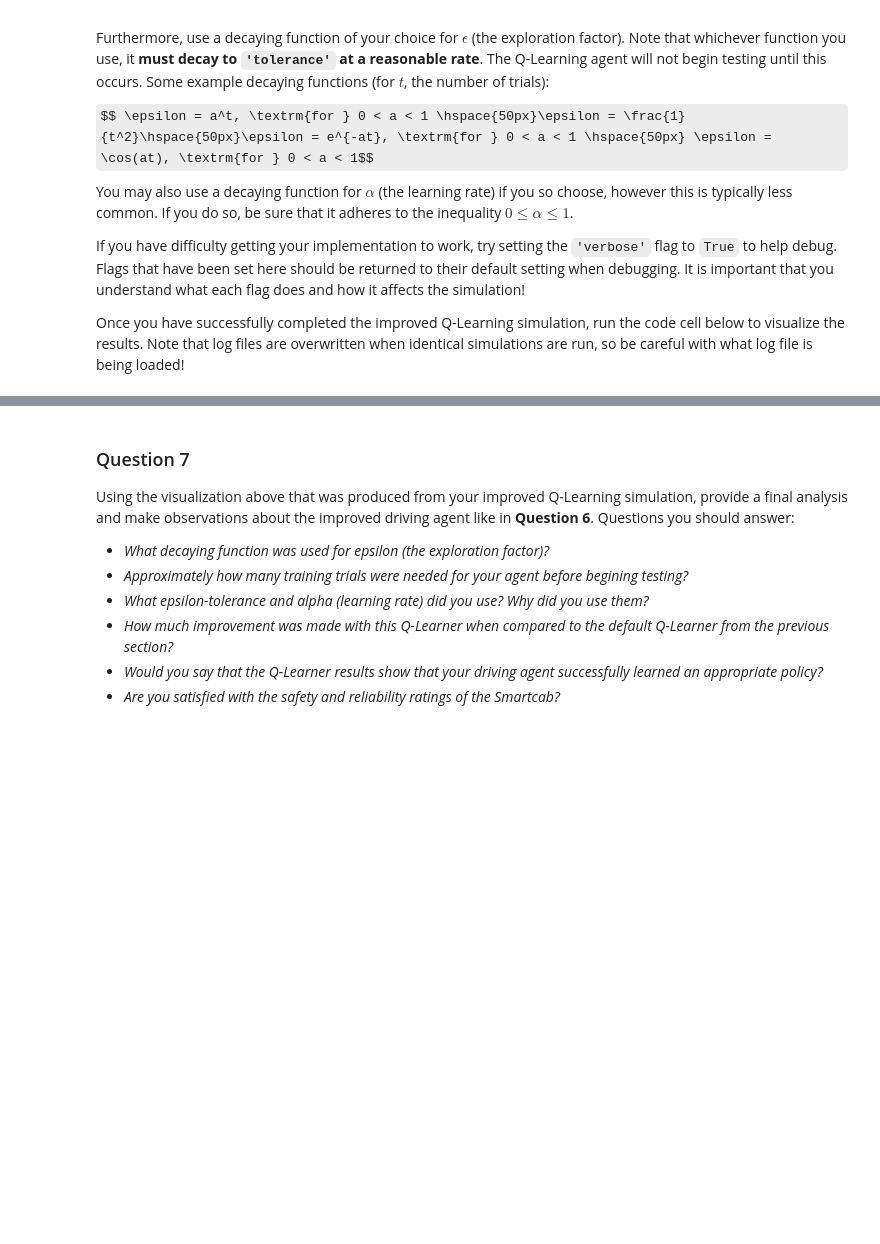
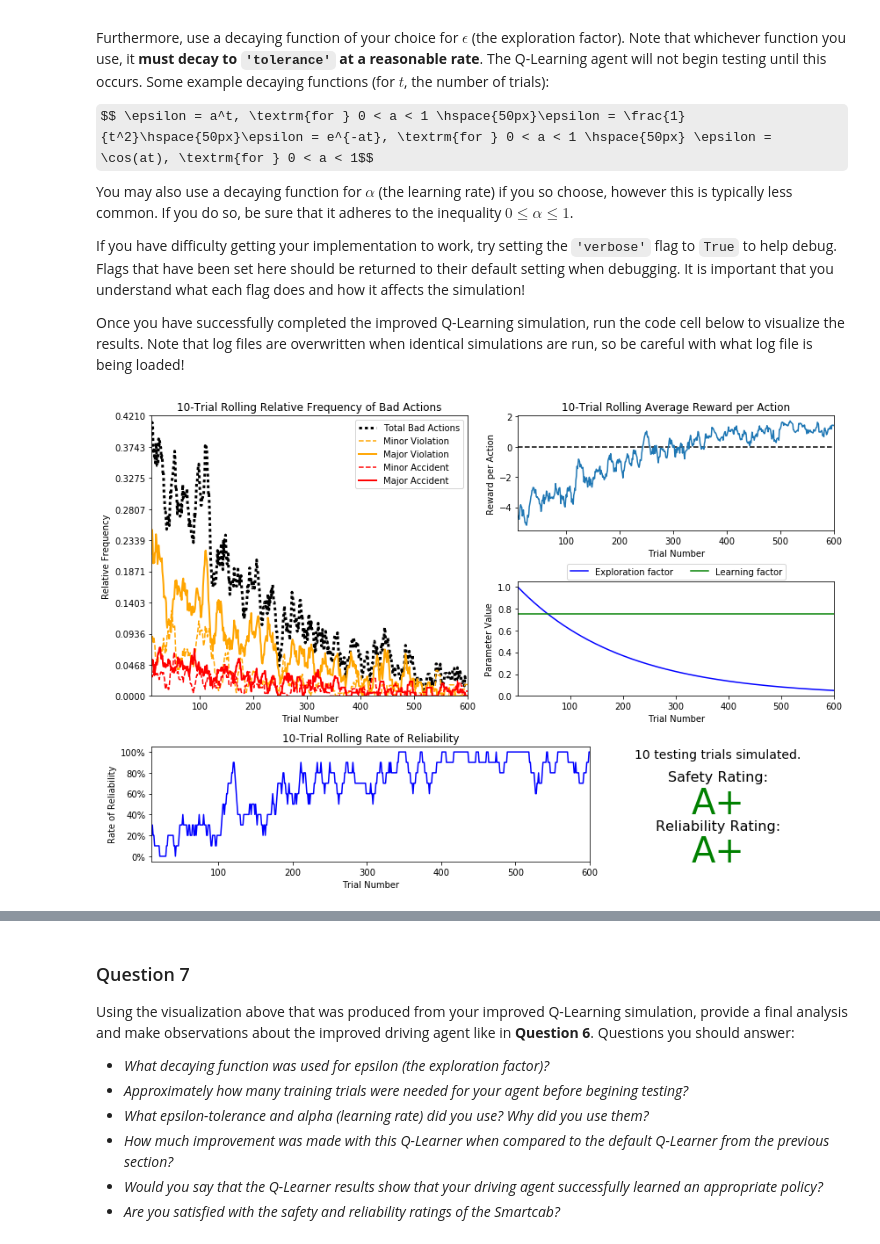
Before and after one commit to dangall/Udacity-Machine-Learning-Nanodegree, a Jupyter notebook: P4_smartcab/smartcab.ipynb, the cells around one changed output, grey strips where cells are left out. Saved outputs shown, nothing was run; the diff lists cells and outputs as text; code cells hidden in the pictures; some formulas as TeX source; blank space fills up the shorter version.

```diff
--- a/P4_smartcab/smartcab.ipynb
+++ b/P4_smartcab/smartcab.ipynb
@@ -253,4 +252,6 @@ If you have difficulty getting your implementation to work, try setting the `'ve
 Once you have successfully completed the improved Q-Learning simulation, run the code cell below to visualize the results. Note that log files are overwritten when identical simulations are run, so be careful with what log file is being loaded!
 # %%
 # Load the 'sim_improved-learning' file from the improved Q-Learning simulation
-vs.plot_trials('sim_improved-learning.csv')
+vs.plot_trials('sim_improved-learning_powerlaw.csv')
+# %% [output]
+[figure, added]
```
Also changed, not shown: parts of 8 cells of this notebook.
